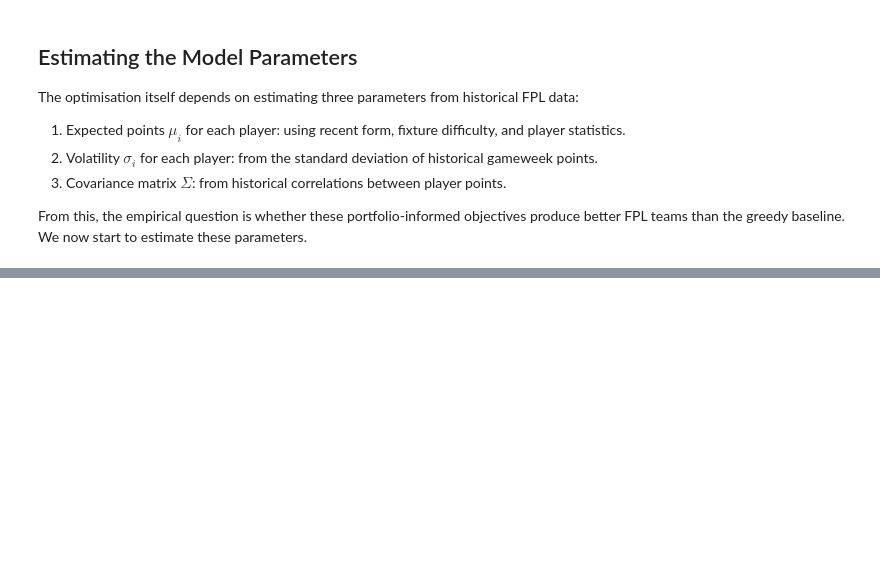
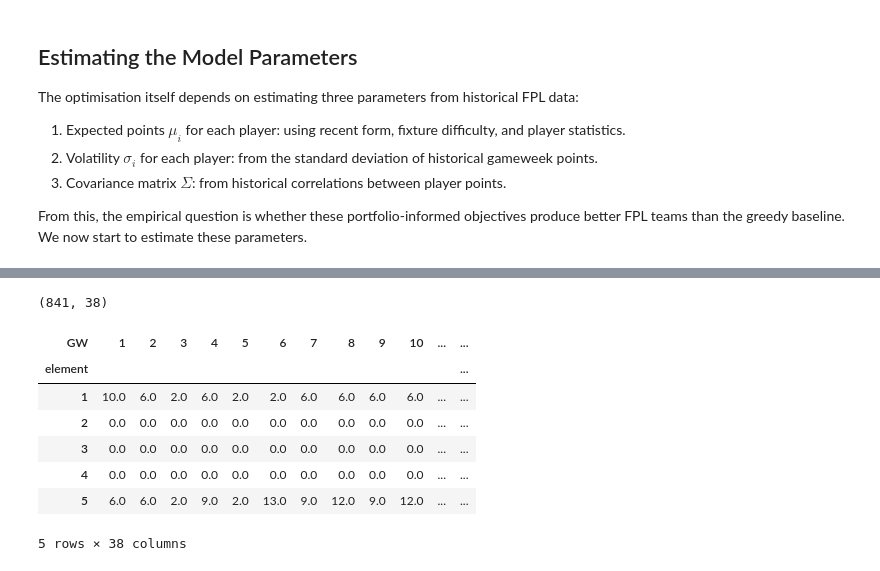
Before and after one commit to myuran-t/fpl-optimisation, a Jupyter notebook: fpl_optimization.ipynb, the cells around one changed output, grey strips where cells are left out. Cells and saved outputs as stored; diff of their text form; code cells hidden in the pictures; blank space fills up the shorter version.

```diff
--- a/fpl_optimization.ipynb
+++ b/fpl_optimization.ipynb
@@ -899,0 +786,7 @@ This project demonstrates that financial portfolio theory has genuine applicatio
+# %%
+gw_url = 'https://raw.githubusercontent.com/vaastav/Fantasy-Premier-League/master/data/2025-26/gws/merged_gw.csv'
+gw_df = pd.read_csv(gw_url)
+
+print(f"Loaded {len(gw_df)} gameweek-player rows")
+print(gw_df.columns.tolist())
+print(gw_df.head())
@@ -899,0 +799,14 @@ This project demonstrates that financial portfolio theory has genuine applicatio
+# %%
+gw_pivot = gw_df.pivot_table(index='element', columns='GW', values='total_points')
+print(gw_pivot.shape)
+gw_pivot.head()
+# %% [output]
+(841, 38)
+| GW | 1 | 2 | 3 | 4 | 5 | 6 | 7 | 8 | 9 | 10 | ... | ... |
+| element |  |  |  |  |  |  |  |  |  |  |  | ... |
+| 1 | 10.0 | 6.0 | 2.0 | 6.0 | 2.0 | 2.0 | 6.0 | 6.0 | 6.0 | 6.0 | ... | ... |
+| 2 | 0.0 | 0.0 | 0.0 | 0.0 | 0.0 | 0.0 | 0.0 | 0.0 | 0.0 | 0.0 | ... | ... |
+| 3 | 0.0 | 0.0 | 0.0 | 0.0 | 0.0 | 0.0 | 0.0 | 0.0 | 0.0 | 0.0 | ... | ... |
+| 4 | 0.0 | 0.0 | 0.0 | 0.0 | 0.0 | 0.0 | 0.0 | 0.0 | 0.0 | 0.0 | ... | ... |
+| 5 | 6.0 | 6.0 | 2.0 | 9.0 | 2.0 | 13.0 | 9.0 | 12.0 | 9.0 | 12.0 | ... | ... |
+5 rows × 38 columns
```
Also changed, not shown: parts of 21 cells of this notebook.
